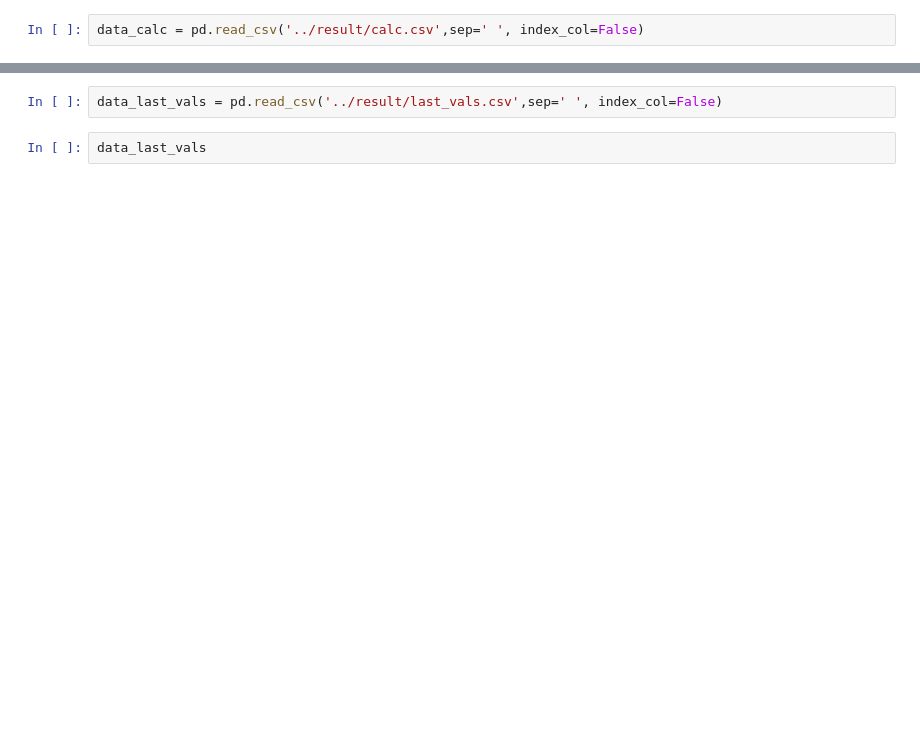
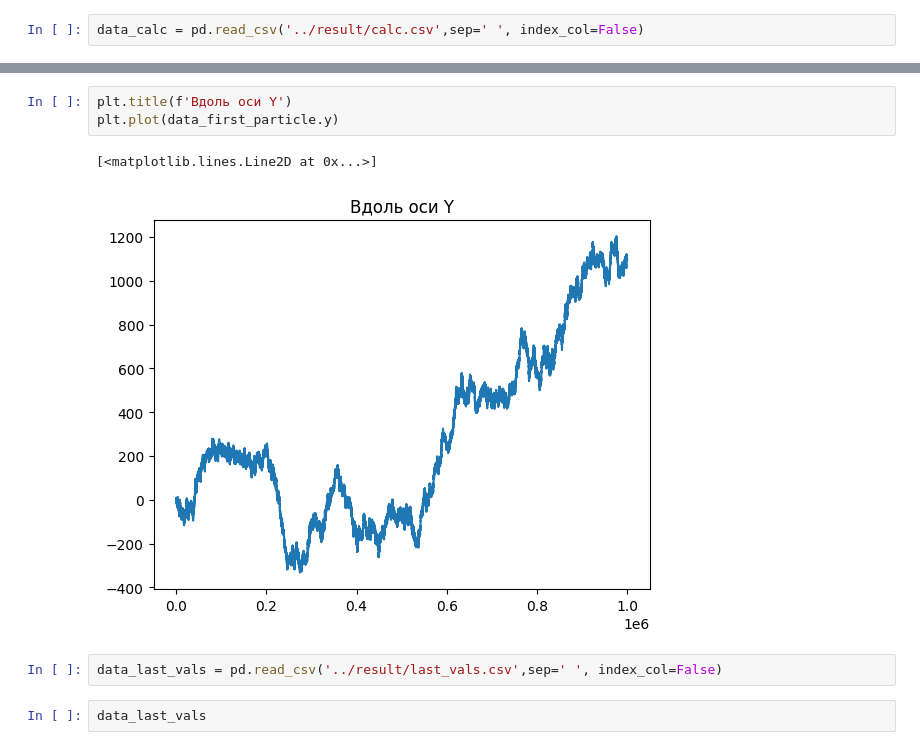
Before and after one commit to Mis-prog/matmod-8sem, a Jupyter notebook: lab1/alia/report/result.ipynb, the cells around one changed output, grey strips where cells are left out. Cells and saved outputs as stored; diff of their text form; blank space fills up the shorter version.

```diff
--- a/lab1/alia/report/result.ipynb
+++ b/lab1/alia/report/result.ipynb
@@ -53,3 +85,9 @@ plt.plot(data_first_particle.x,data_first_particle.y)
+# %%
+plt.title(f'Вдоль оси Y')
+plt.plot(data_first_particle.y)
+# %% [output]
+[<matplotlib.lines.Line2D at 0x...>]
+[figure, added]
 # %%
 data_last_vals = pd.read_csv('../result/last_vals.csv',sep=' ', index_col=False)
 # %%
```
Also changed, not shown: parts of 18 cells of this notebook, 5 other files.
